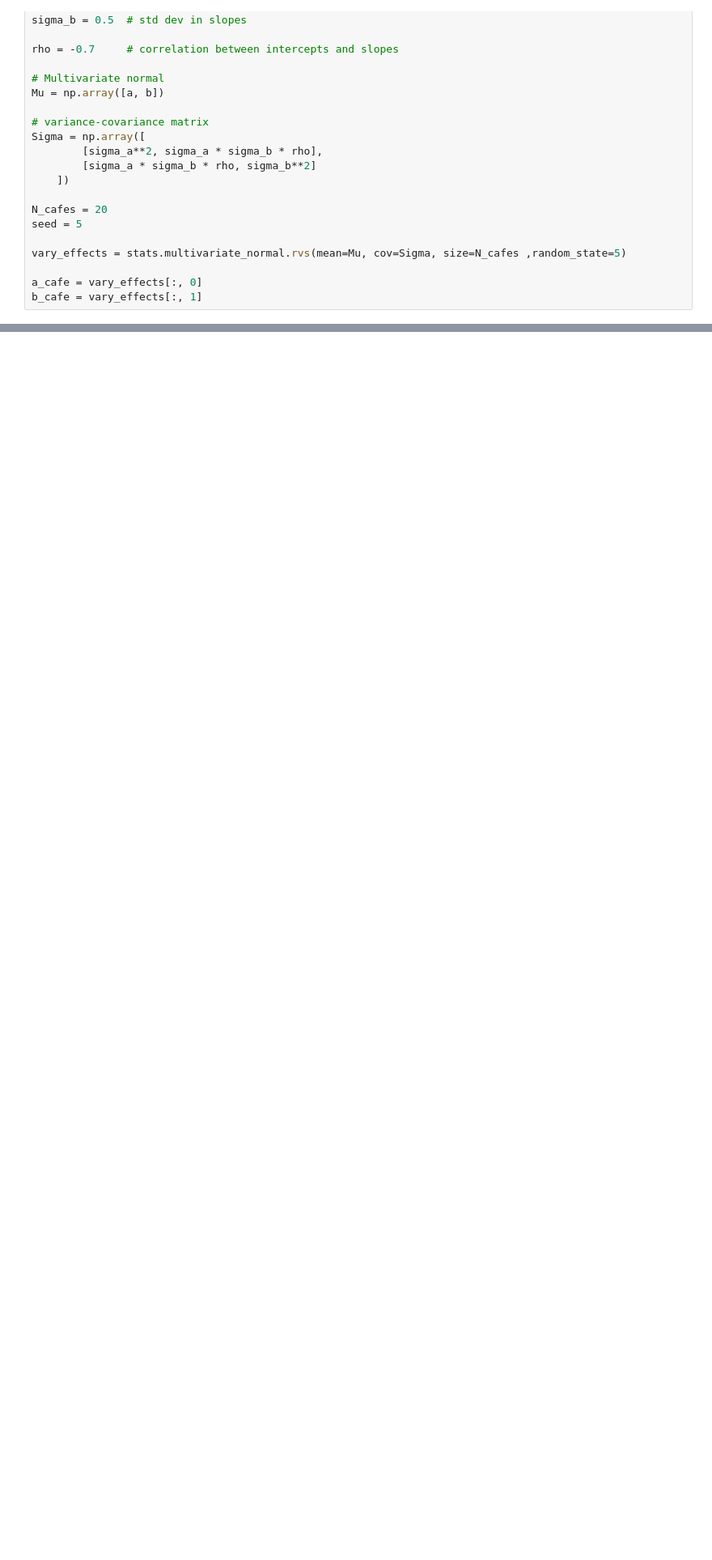
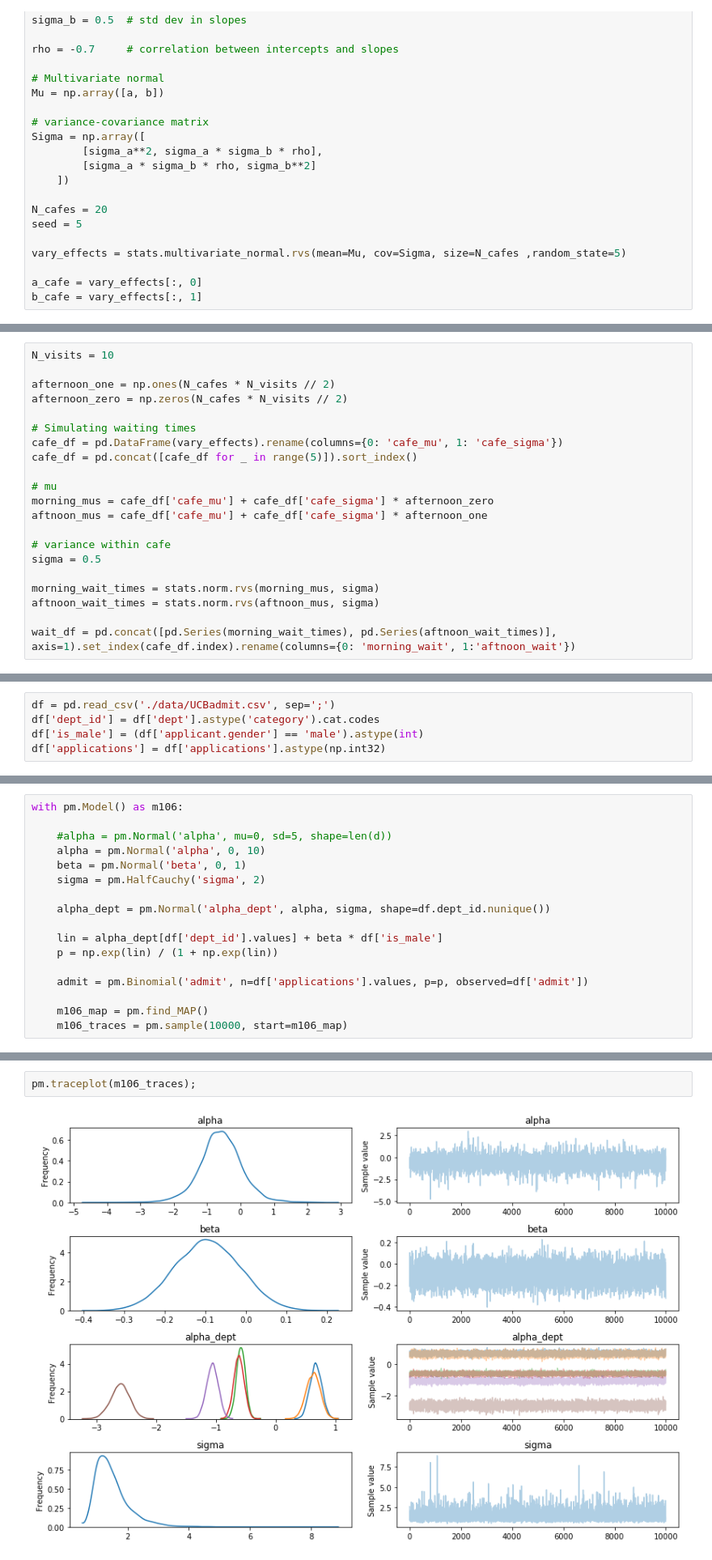
Before and after one commit to haoybl/StatisticalRethinkingPythonWithPyMC, a Jupyter notebook: Statistical Rethinking - Chapter 13.ipynb, the cells around one changed output, grey strips where cells are left out. Shown: that part at 81% size. Drawn from its saved outputs; the diff is of its cells as text; blank space fills up the shorter version.

```diff
--- a/Statistical Rethinking - Chapter 13.ipynb
+++ b/Statistical Rethinking - Chapter 13.ipynb
@@ -63,0 +60,21 @@ plt.show()
+# %%
+N_visits = 10
+
+afternoon_one = np.ones(N_cafes * N_visits // 2)
+afternoon_zero = np.zeros(N_cafes * N_visits // 2)
+
+# Simulating waiting times
+cafe_df = pd.DataFrame(vary_effects).rename(columns={0: 'cafe_mu', 1: 'cafe_sigma'})
+cafe_df = pd.concat([cafe_df for _ in range(5)]).sort_index()
+
+# mu
+morning_mus = cafe_df['cafe_mu'] + cafe_df['cafe_sigma'] * afternoon_zero
+aftnoon_mus = cafe_df['cafe_mu'] + cafe_df['cafe_sigma'] * afternoon_one
+
+# variance within cafe
+sigma = 0.5
+
+morning_wait_times = stats.norm.rvs(morning_mus, sigma)
+aftnoon_wait_times = stats.norm.rvs(aftnoon_mus, sigma)
+
+wait_df = pd.concat([pd.Series(morning_wait_times), pd.Series(aftnoon_wait_times)], axis=1).set_index(cafe_df.index).rename(columns={0: 'morning_wait', 1:'aftnoon_wait'})
@@ -63,0 +85,5 @@ plt.show()
+# %%
+df = pd.read_csv('./data/UCBadmit.csv', sep=';')
+df['dept_id'] = df['dept'].astype('category').cat.codes
+df['is_male'] = (df['applicant.gender'] == 'male').astype(int)
+df['applications'] = df['applications'].astype(np.int32)
@@ -63,0 +120,17 @@ plt.show()
+# %%
+with pm.Model() as m106:
+
+    #alpha = pm.Normal('alpha', mu=0, sd=5, shape=len(d))
+    alpha = pm.Normal('alpha', 0, 10)
+    beta = pm.Normal('beta', 0, 1)
+    sigma = pm.HalfCauchy('sigma', 2)
+
+    alpha_dept = pm.Normal('alpha_dept', alpha, sigma, shape=df.dept_id.nunique())
+
+    lin = alpha_dept[df['dept_id'].values] + beta * df['is_male']
+    p = np.exp(lin) / (1 + np.exp(lin))
+
+    admit = pm.Binomial('admit', n=df['applications'].values, p=p, observed=df['admit'])
+
+    m106_map = pm.find_MAP()
+    m106_traces = pm.sample(10000, start=m106_map)
@@ -63,0 +147,4 @@ plt.show()
+# %%
+pm.traceplot(m106_traces);
+# %% [output]
+[figure, added]
```
Also changed, not shown: parts of 14 cells of this notebook.
